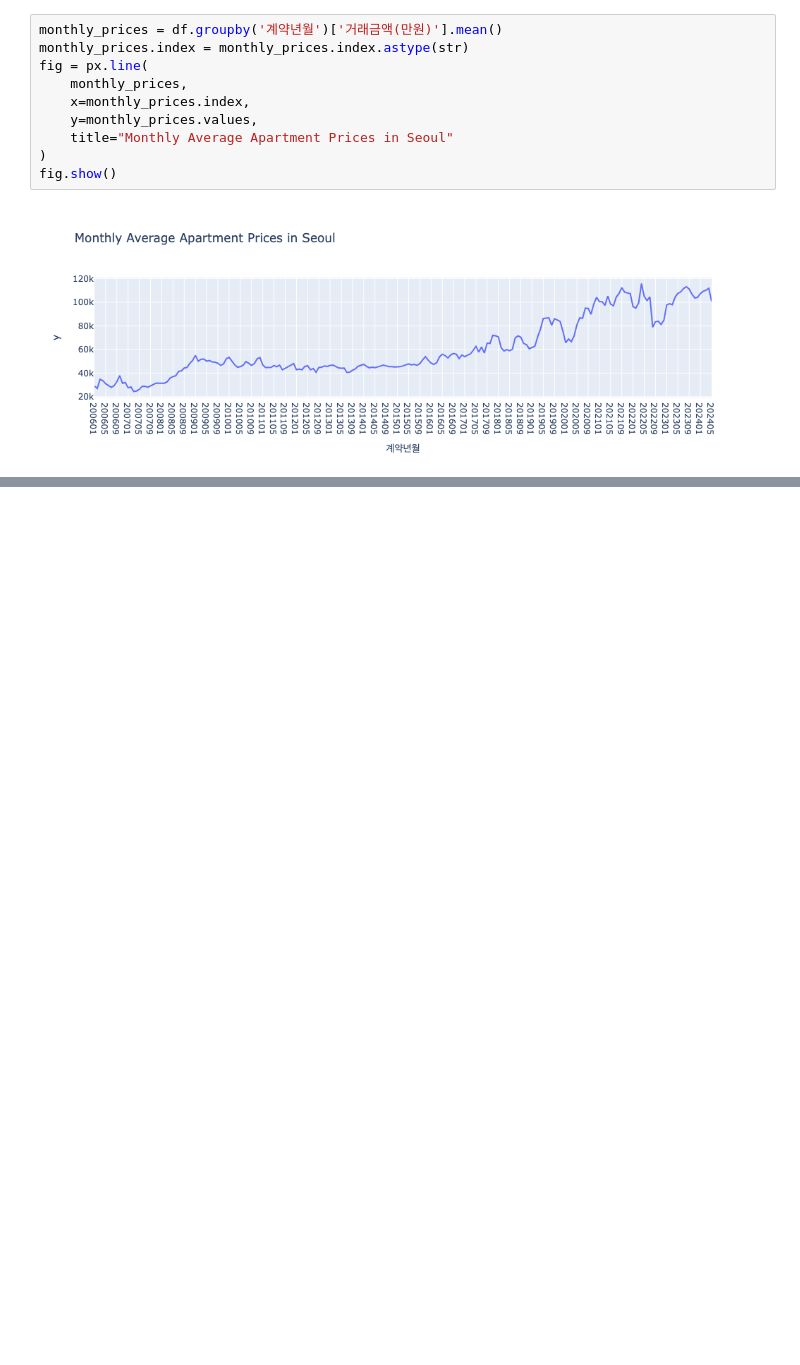
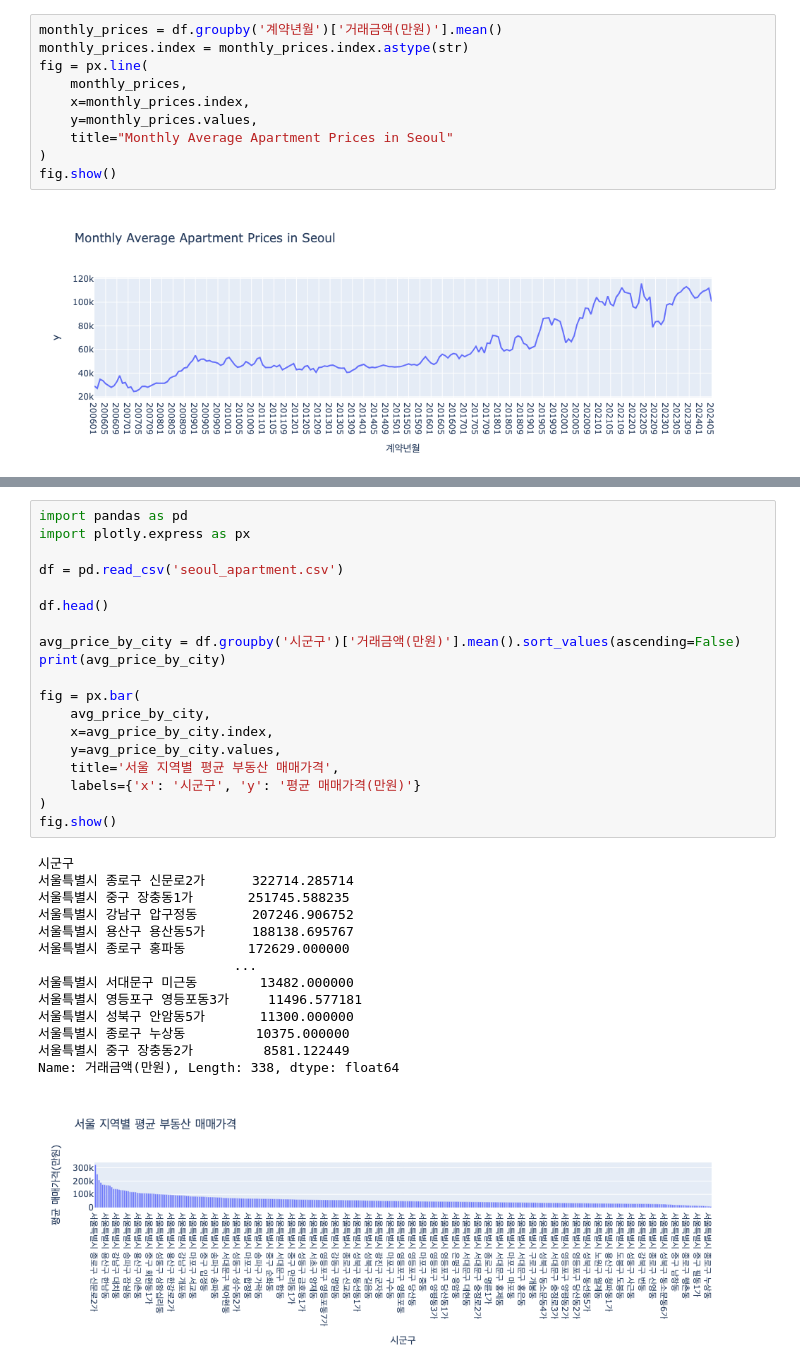
Before and after one commit to rekdms/data-Analysis, a Jupyter notebook: fun-coding/ch9.ipynb, the cells around one changed output, grey strips where cells are left out. Saved outputs shown, nothing was run; the diff lists cells and outputs as text; blank space fills up the shorter version.

```diff
--- a/fun-coding/ch9.ipynb
+++ b/fun-coding/ch9.ipynb
@@ -97,0 +164,34 @@ fig.show()
+# %%
+import pandas as pd
+import plotly.express as px
+
+df = pd.read_csv('seoul_apartment.csv')
+
+df.head()
+
+avg_price_by_city = df.groupby('시군구')['거래금액(만원)'].mean().sort_values(ascending=False)
+print(avg_price_by_city)
+
+fig = px.bar(
+    avg_price_by_city,
+    x=avg_price_by_city.index,
+    y=avg_price_by_city.values,
+    title='서울 지역별 평균 부동산 매매가격',
+    labels={'x': '시군구', 'y': '평균 매매가격(만원)'}
+)
+fig.show()
+# %% [output]
+시군구
+서울특별시 종로구 신문로2가      322714.285714
+서울특별시 중구 장충동1가       251745.588235
+서울특별시 강남구 압구정동       207246.906752
+서울특별시 용산구 용산동5가      188138.695767
+서울특별시 종로구 홍파동        172629.000000
+                         ...
+서울특별시 서대문구 미근동        13482.000000
+서울특별시 영등포구 영등포동3가     11496.577181
+서울특별시 성북구 안암동5가       11300.000000
+서울특별시 종로구 누상동         10375.000000
+서울특별시 중구 장충동2가         8581.122449
+Name: 거래금액(만원), Length: 338, dtype: float64
+[figure, added]
```
Also changed, not shown: parts of 4 cells of this notebook, 7 other files.
